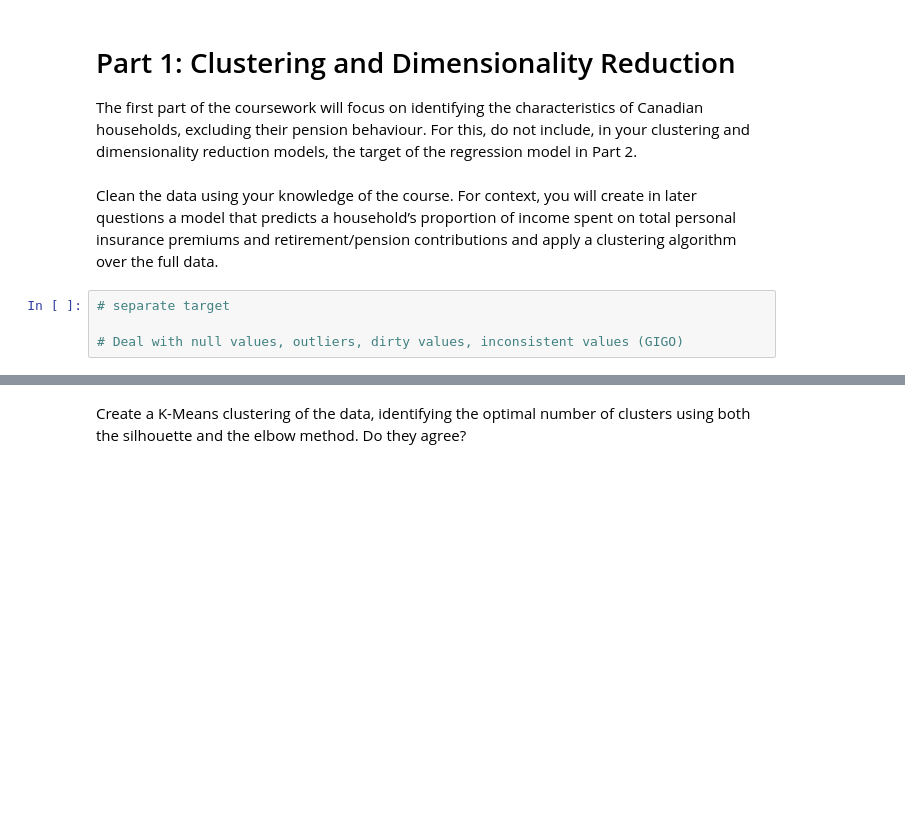
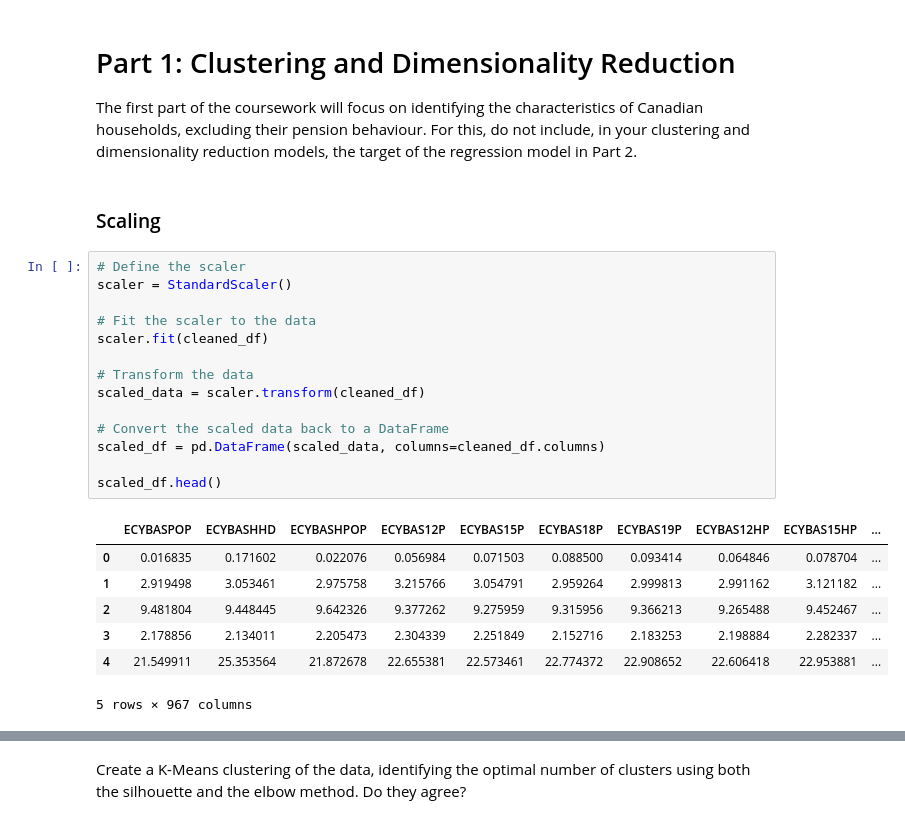
Before and after one commit to noahkostesku/CanadianHouseholdAnalysis, a Jupyter notebook: CanadianHouseholdAnalysis.ipynb, the cells around one changed output, grey strips where cells are left out. Drawn from its saved outputs; the diff is of its cells as text; blank space fills up the shorter version.

```diff
--- a/CanadianHouseholdAnalysis.ipynb
+++ b/CanadianHouseholdAnalysis.ipynb
@@ -235,12 +235,27 @@ The first part of the coursework will focus
 on identifying the characteristics of Canadian households, excluding their pension
 behaviour. For this, do not include, in your clustering and dimensionality reduction models,
 the target of the regression model in Part 2.
-# %% [markdown]
-Clean the data using your knowledge of the course. For context, you will
-create in later questions a model that predicts a household’s proportion of income
-spent on total personal insurance premiums and retirement/pension contributions
-and apply a clustering algorithm over the full data.
-# %%
-# separate target
-
-# Deal with null values, outliers, dirty values, inconsistent values (GIGO)
+# %% [markdown]
+<h3>Scaling</h3>
+# %%
+# Define the scaler
+scaler = StandardScaler()
+
+# Fit the scaler to the data
+scaler.fit(cleaned_df)
+
+# Transform the data
+scaled_data = scaler.transform(cleaned_df)
+
+# Convert the scaled data back to a DataFrame
+scaled_df = pd.DataFrame(scaled_data, columns=cleaned_df.columns)
+
+scaled_df.head()
+# %% [output]
+|  | ECYBASPOP | ECYBASHHD | ECYBASHPOP | ECYBAS12P | ECYBAS15P | ECYBAS18P | ECYBAS19P | ECYBAS12HP | ECYBAS15HP | ... |
+| 0 | 0.016835 | 0.171602 | 0.022076 | 0.056984 | 0.071503 | 0.088500 | 0.093414 | 0.064846 | 0.078704 | ... |
+| 1 | 2.919498 | 3.053461 | 2.975758 | 3.215766 | 3.054791 | 2.959264 | 2.999813 | 2.991162 | 3.121182 | ... |
+| 2 | 9.481804 | 9.448445 | 9.642326 | 9.377262 | 9.275959 | 9.315956 | 9.366213 | 9.265488 | 9.452467 | ... |
+| 3 | 2.178856 | 2.134011 | 2.205473 | 2.304339 | 2.251849 | 2.152716 | 2.183253 | 2.198884 | 2.282337 | ... |
+| 4 | 21.549911 | 25.353564 | 21.872678 | 22.655381 | 22.573461 | 22.774372 | 22.908652 | 22.606418 | 22.953881 | ... |
+5 rows × 967 columns
```
Also changed, not shown: parts of 7 cells of this notebook.
